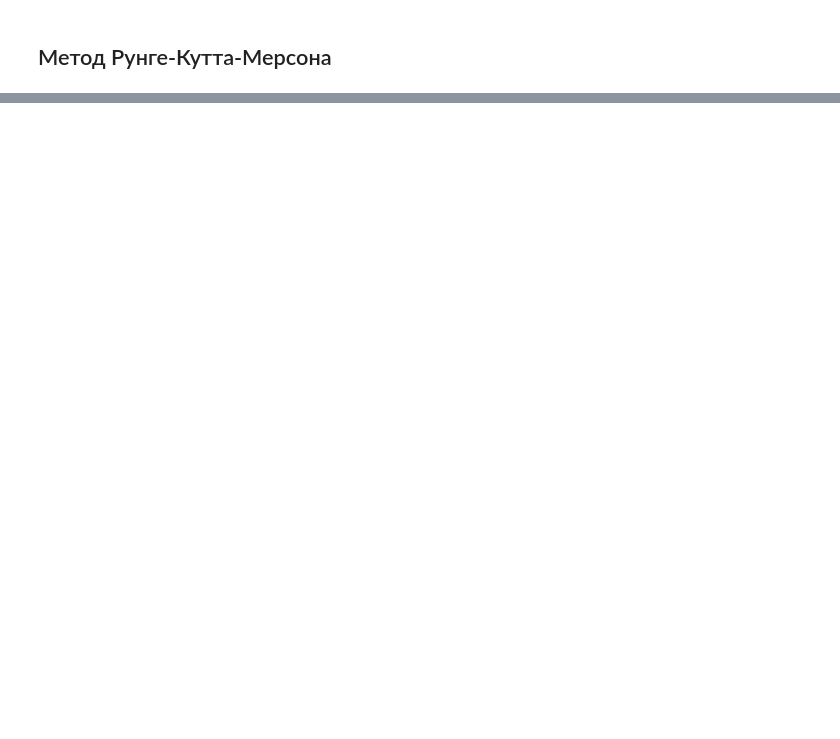
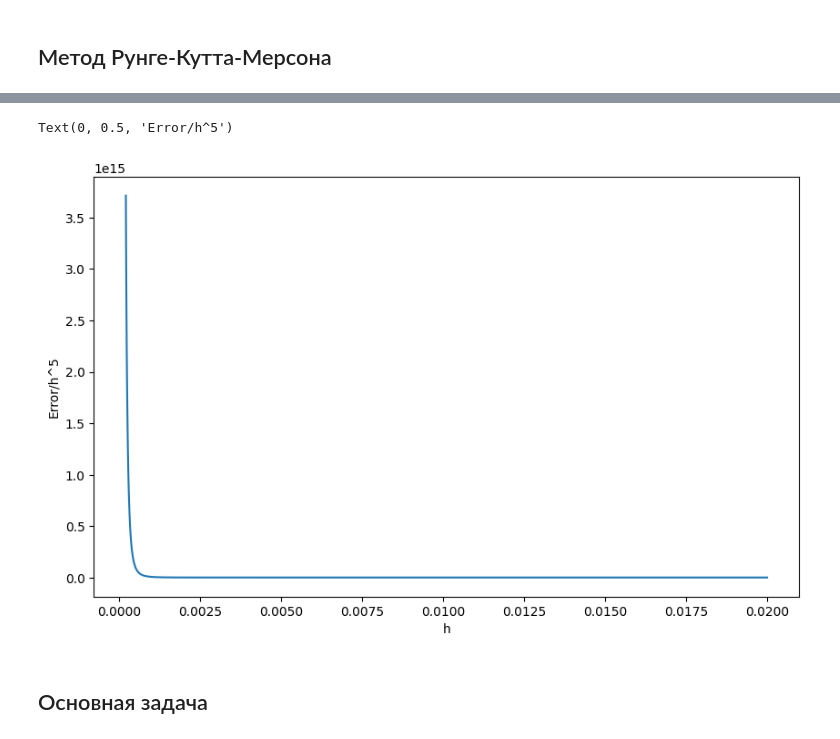
Before and after one commit to BKamol/NumericalMethods, a Jupyter notebook: CourseWork.ipynb, the cells around one changed output, grey strips where cells are left out. Cells and saved outputs as stored; diff of their text form; code cells hidden in the pictures; blank space fills up the shorter version.

```diff
--- a/CourseWork.ipynb
+++ b/CourseWork.ipynb
@@ -66,0 +99,10 @@ for i in range(len(nodes)):
+# %%
+plt.rcParams['figure.figsize'] = (10, 6)
+plt.plot(hs, max_errors_h)
+plt.xlabel('h')
+plt.ylabel('Error/h^5')
+# %% [output]
+Text(0, 0.5, 'Error/h^5')
+[figure, added]
+# %% [markdown]
+## Основная задача
```
Also changed, not shown: parts of 13 cells of this notebook, 1 other file.
